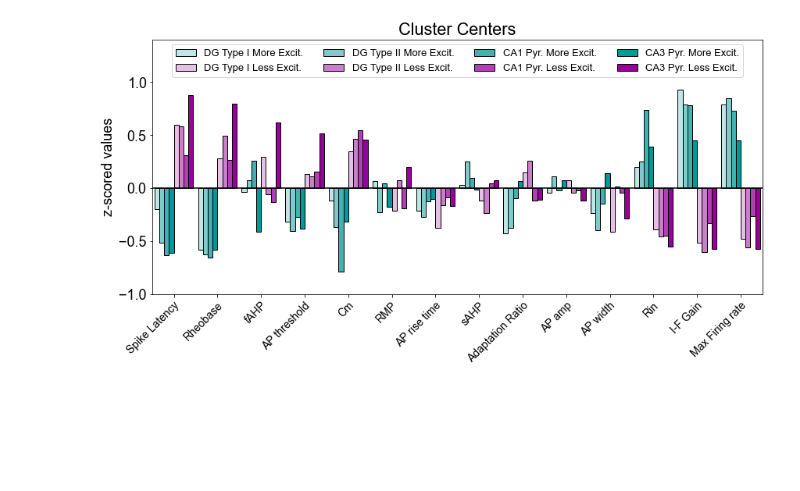
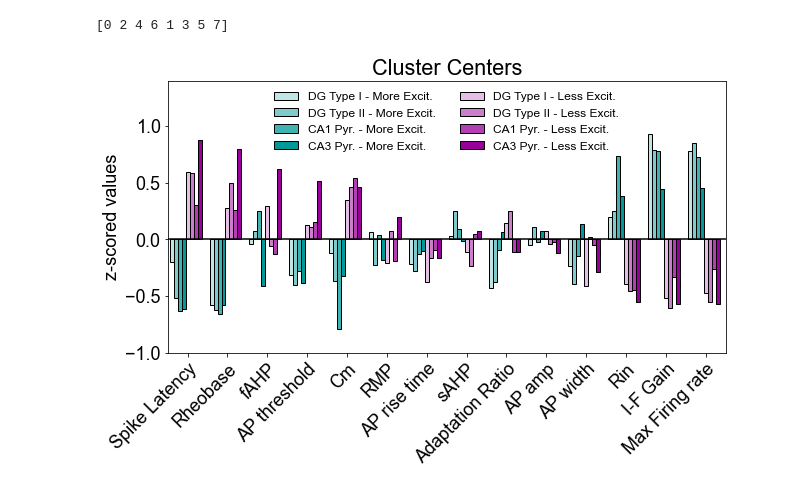
Before and after one commit to dtabuena/ApoE_Data_Clustering, a Jupyter notebook: 2022_12_05_Clustering.ipynb, the cells around one changed output. Cells and saved outputs as stored; diff of their text form; code cells hidden in the pictures; blank space fills up the shorter version.

```diff
--- a/2022_12_05_Clustering.ipynb
+++ b/2022_12_05_Clustering.ipynb
@@ -722,45 +636,54 @@ random_state 43
 # %%
+############### Combined Centers Plot ####################
+plt.rcParams.update({'font.size': 18,'font.family': 'arial'})
+
+fig_opt = {'dpi': 300, 'format':'png','bbox_inches':'tight'}
+
 num_types = len(multipack)
-fig, ax = plt.subplots(1,1,figsize=np.array([14,6])*1)
+fig_combined_centers, ax = plt.subplots(1,1,figsize=np.array([10,5])*1)
 cmap = plt.cm.cool(np.linspace(0,1,2))*np.array([0.6]*3+[1])
 dark_cool = mpl.colors.ListedColormap(cmap)
 cent_ord =  multipack['CA3 Pyr.']['new_cent_order']
-features =  np.array(multipack[ci_type]['features'])
+features =  np.array(multipack['CA3 Pyr.']['features'])
 
 for ci in range(num_types):
     ci_type = list(multipack.keys())[ci]
 
 
     centers = multipack[ci_type]['centers']
 
-    bar_wid = 1/(num_types*2+1)
+    bar_wid = 1/(num_types*2+2)
     x = np.arange(len(features))
 
     m_color = cmap[0,:]*[1,1,1,(ci+1)/4]
     m_ys = centers[:,0]
-    m_label = ci_type + ' More Excit.'
+    m_label = ci_type + ' - More Excit.'
     m_x =  x + (ci+1)*bar_wid - 0.5
     ax.bar(m_x,m_ys[cent_ord],color=m_color,edgecolor='k',width=bar_wid,label=m_label)
 
     l_color = cmap[1,:]*[1,1,1,(ci+1)/4]
     l_ys = centers[:,1]
-    l_label = ci_type + ' Less Excit.'
-    l_x =  m_x+(num_types)*bar_wid
+    l_label = ci_type + ' - Less Excit.'
+    l_x =  m_x + (num_types)*bar_wid
     ax.bar(l_x,l_ys[cent_ord],color=l_color,edgecolor='k',width=bar_wid,label=l_label)
 
 ax.set_xticks(x)
 ax.set_ylim(bottom=-1, top=1.4)
 ax.set_xlim(-0.5,x[-1]+.5)
-ax.set_xticklabels(features[cent_ord],rotation=45,ha='right', rotation_mode='anchor',fontsize=14)
+ax.set_xticklabels(features[cent_ord],rotation=45,ha='right', rotation_mode='anchor')
 ax.axhline(0,color='k')
 # ax.axvline(0,color='k')
 ax.set_ylabel('z-scored'+' '+'values')
 ax.title.set_text('Cluster Centers')
 handles, bar_labels = plt.gca().get_legend_handles_labels()
 order = np.arange(8)
-# order = np.append(np.arange(num_types)*2,np.arange(num_types)*2-1)
-ax.legend([handles[i] for i in order],[bar_labels[i] for i in order],ncol=4,fontsize = 13,loc='upper center') ## ,bbox_to_anchor=(1, 0), loc='upper center'
+order = np.append(np.arange(num_types)*2,np.arange(num_types)*2+1)
+print(order)
+ax.legend([handles[i] for i in order],[bar_labels[i] for i in order],ncol=2,fontsize = 12,loc='upper center',frameon=False) ## ,bbox_to_anchor=(1, 0), loc='upper center'
 # plt.tight_layout()
 plt.show()
+fig_combined_centers.savefig('combined_centers.'+fig_opt['format'],**fig_opt)
+colab.files.download('combined_centers.'+fig_opt['format'])
 # %% [output]
+[0 2 4 6 1 3 5 7]
-[figure, old version]
+[figure, new version]
```
Also changed, not shown: parts of 4 cells of this notebook.
